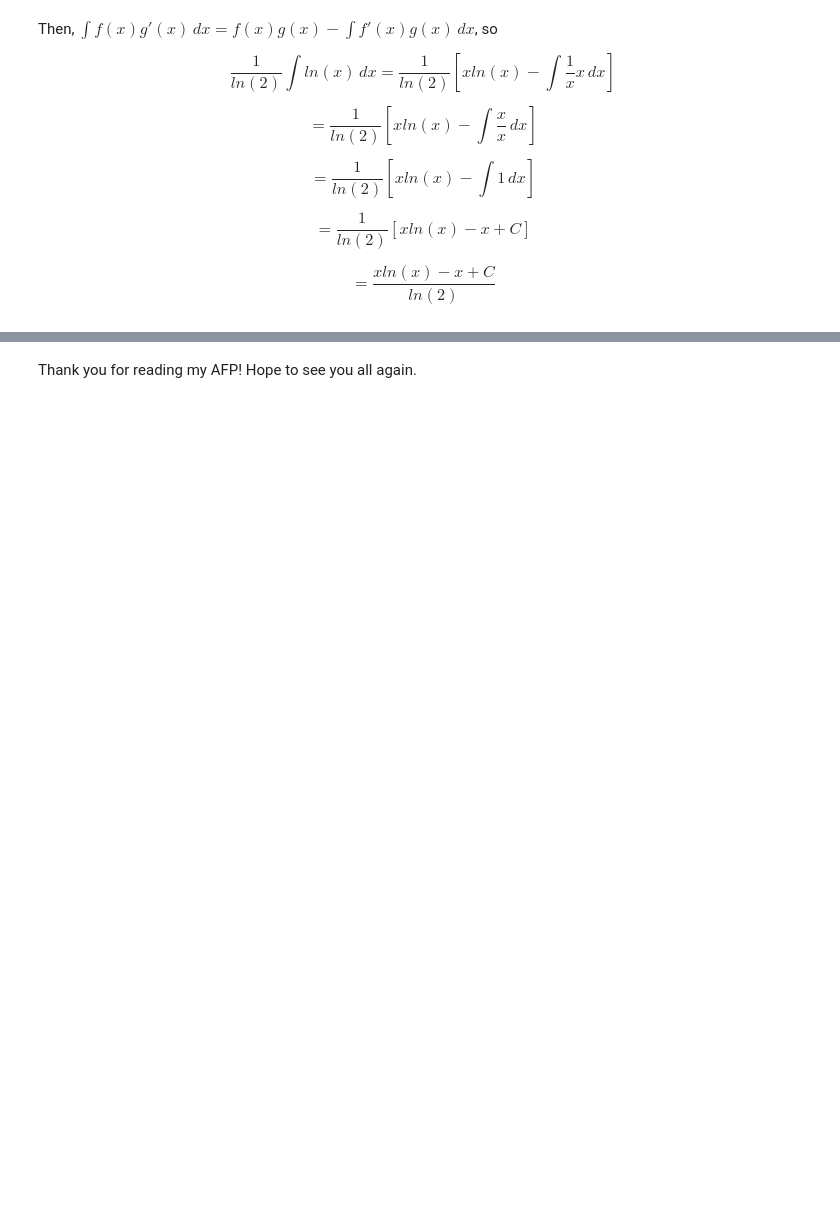
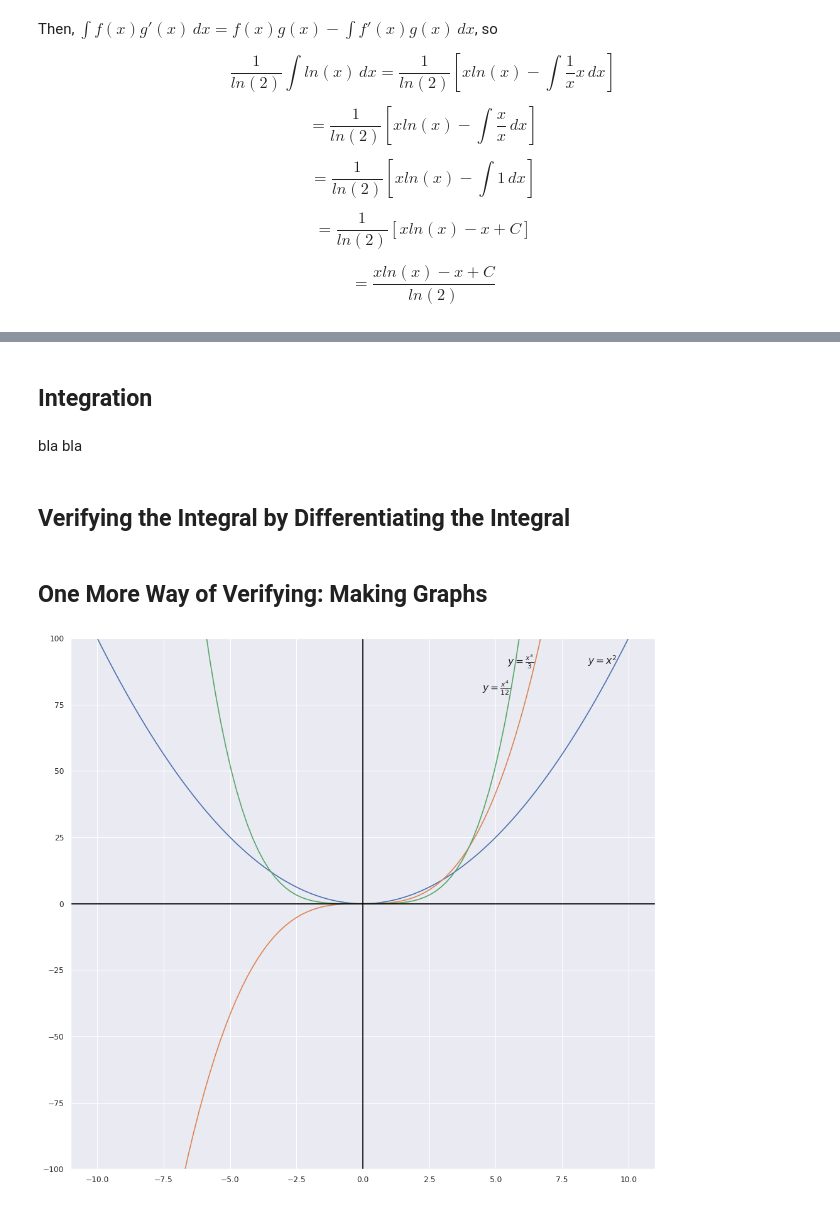
Before and after one commit to soobinrho/college-programming, a Jupyter notebook: AFP2_SoobinRho.ipynb, the cells around one changed output, grey strips where cells are left out. Cells and saved outputs as stored; diff of their text form; code cells hidden in the pictures; blank space fills up the shorter version.

```diff
--- a/AFP2_SoobinRho.ipynb
+++ b/AFP2_SoobinRho.ipynb
@@ -89,2 +40,34 @@ Next, I plotted both $\frac{xln(x) -x+C}{ln(2)}$ and $\frac{ln(x)}{ln(2)}$ on Ma
-# %% [markdown]
-Thank you for reading my AFP! Hope to see you all again.
+# %% [markdown]
+## Integration
+# %% [markdown]
+bla bla
+# %% [markdown]
+## Verifying the Integral by Differentiating the Integral
+# %% [markdown]
+## One More Way of Verifying: Making Graphs
+# %%
+import numpy as np
+import matplotlib.pyplot as plt
+import seaborn as sns
+sns.set_theme()
+
+# Visualizing Integrations and Derivatives
+x = np.linspace(-10, 10, 100)
+
+fig = plt.figure(figsize=(15, 30), dpi=80)
+plt.plot(x, x**2)
+plt.plot(x, (x**3)/3)
+plt.plot(x, (x**4)/12)
+plt.axhline(0, color='black')
+plt.axvline(0, color='black')
+plt.ylim(-100, 100)
+ax = plt.gca()
+ax.set_aspect(0.1)
+
+plt.annotate(r'$y=x^2$', xy=(0, 0), xytext=(8.47, 90), fontsize=14)
+plt.annotate(r'$y= \frac{x^3}{3}$', xy=(0, 0), xytext=(5.45, 90), fontsize=14)
+plt.annotate(r'$y= \frac{x^4}{12}$', xy=(0, 0), xytext=(4.5, 80), fontsize=14)
+
+plt.show()
+# %% [output]
+[figure, added]
```
Also changed, not shown: parts of 16 cells of this notebook.
